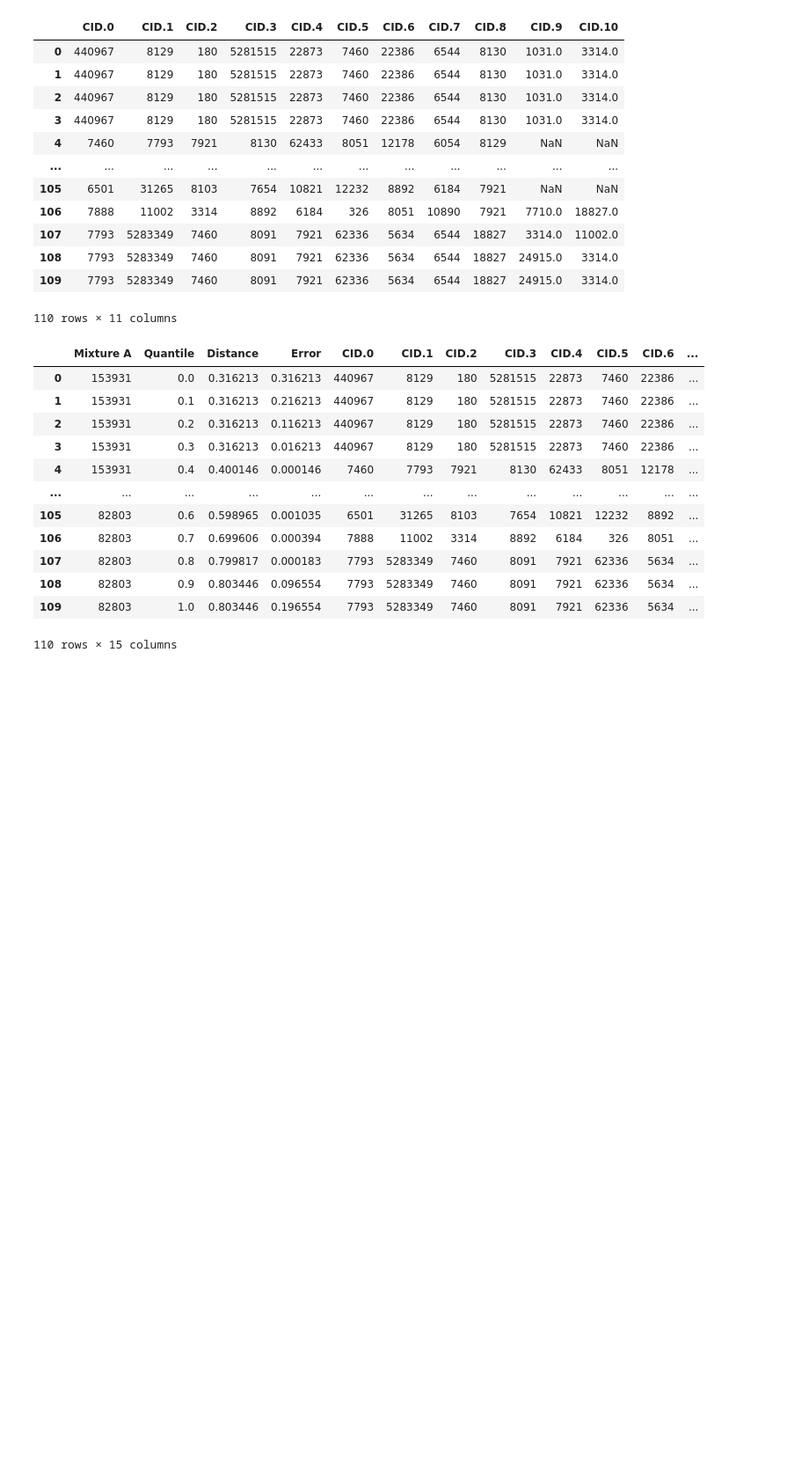
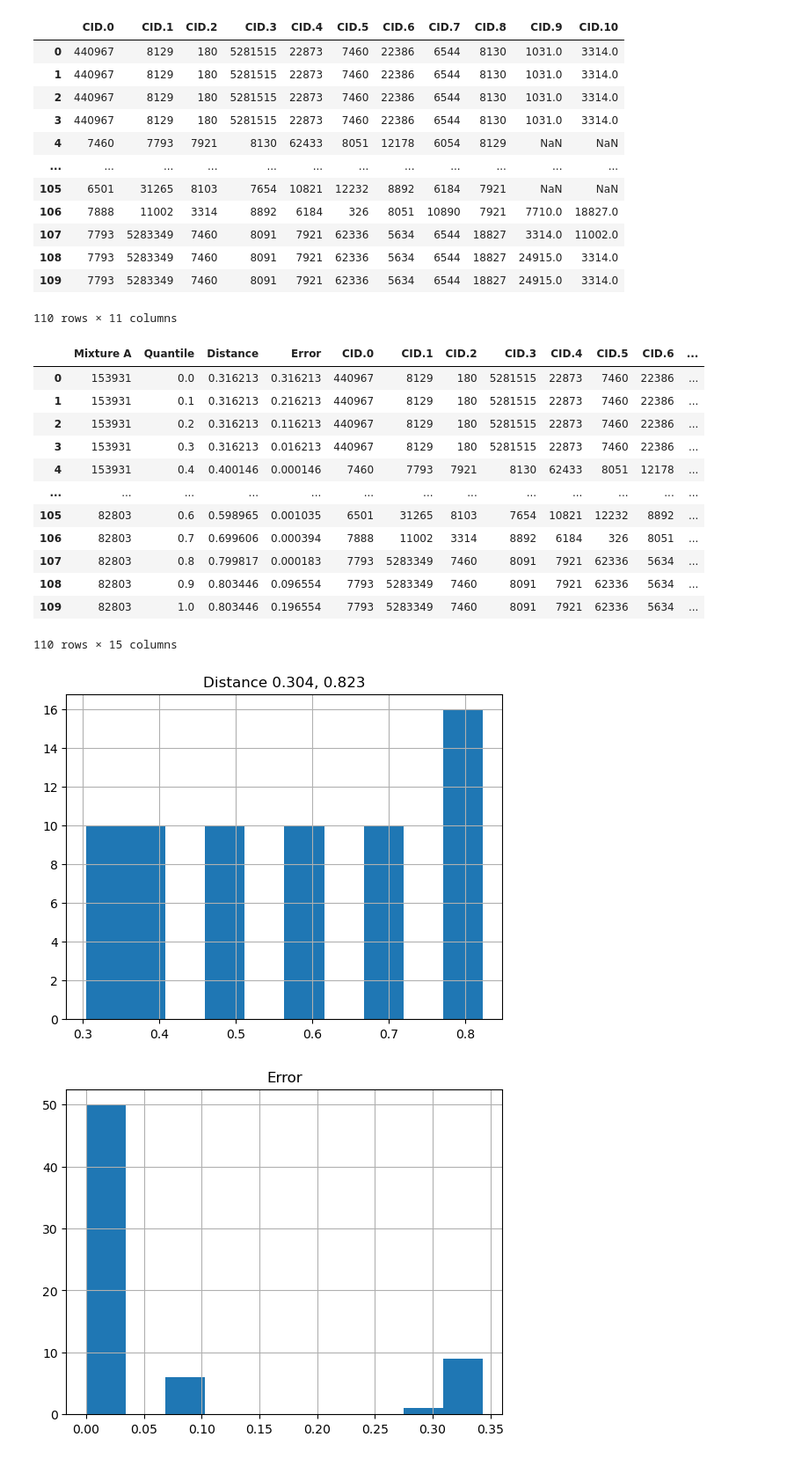
Before and after one commit to laurahsisson/dream, a Jupyter notebook: TestRetest/mixture_B_percept.ipynb, the cells around one changed output. Shown at 88% size. Cells and saved outputs as stored; diff of their text form; code cells hidden in the pictures; blank space fills up the shorter version.

```diff
--- a/TestRetest/mixture_B_percept.ipynb
+++ b/TestRetest/mixture_B_percept.ipynb
@@ -569,4 +569,16 @@ output_df
 | 108 | 82803 | 0.9 | 0.803446 | 0.096554 | 7793 | 5283349 | 7460 | 8091 | 7921 | 62336 | 5634 | ... |
 | 109 | 82803 | 1.0 | 0.803446 | 0.196554 | 7793 | 5283349 | 7460 | 8091 | 7921 | 62336 | 5634 | ... |
 110 rows × 15 columns
+# %%
+deduplicated_df = output_df.drop_duplicates(["Mixture A"] + mixture_b_cids).copy()
+
+deduplicated_df.hist("Distance")
+plt.title(f"Distance {mixture_b_df['Distance'].min():.3f}, {mixture_b_df['Distance'].max():.3f}")
+plt.show()
+
+deduplicated_df.hist("Error")
+plt.show()
+# %% [output]
+[figure, added]
+[figure, added]
 # %%
```
Also changed, not shown: parts of 3 cells of this notebook, 10 other files.
